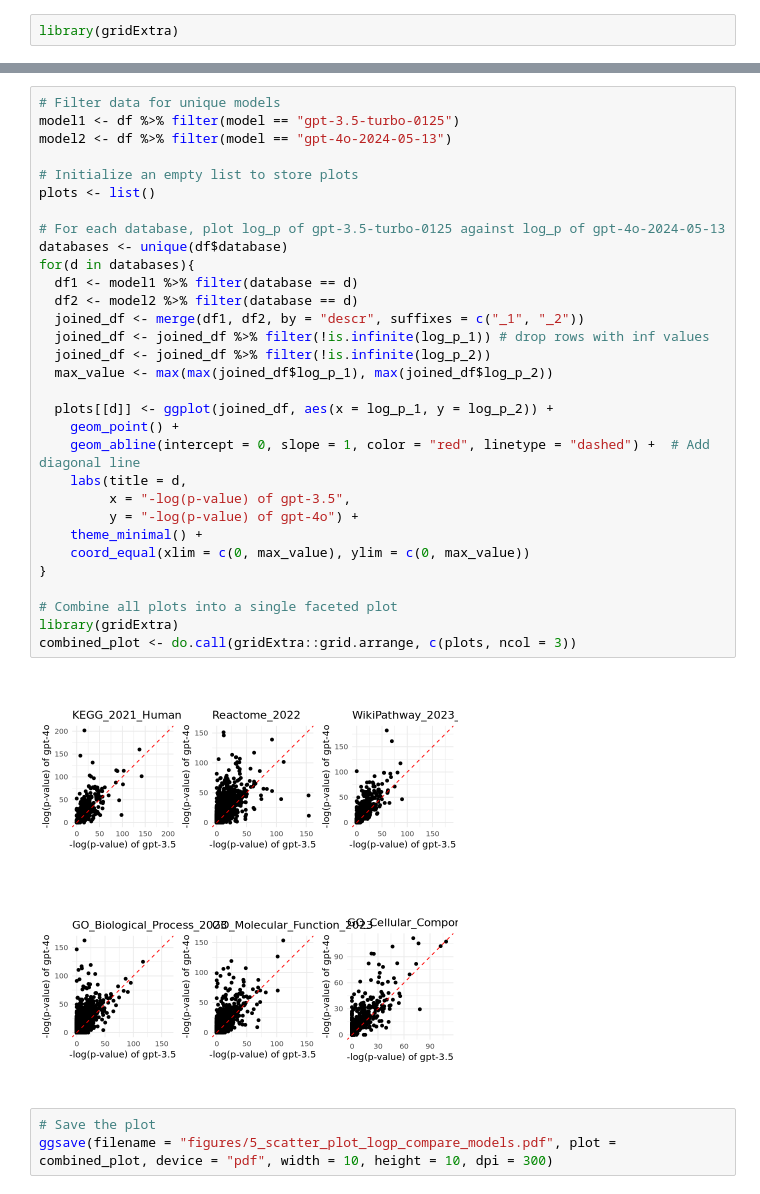
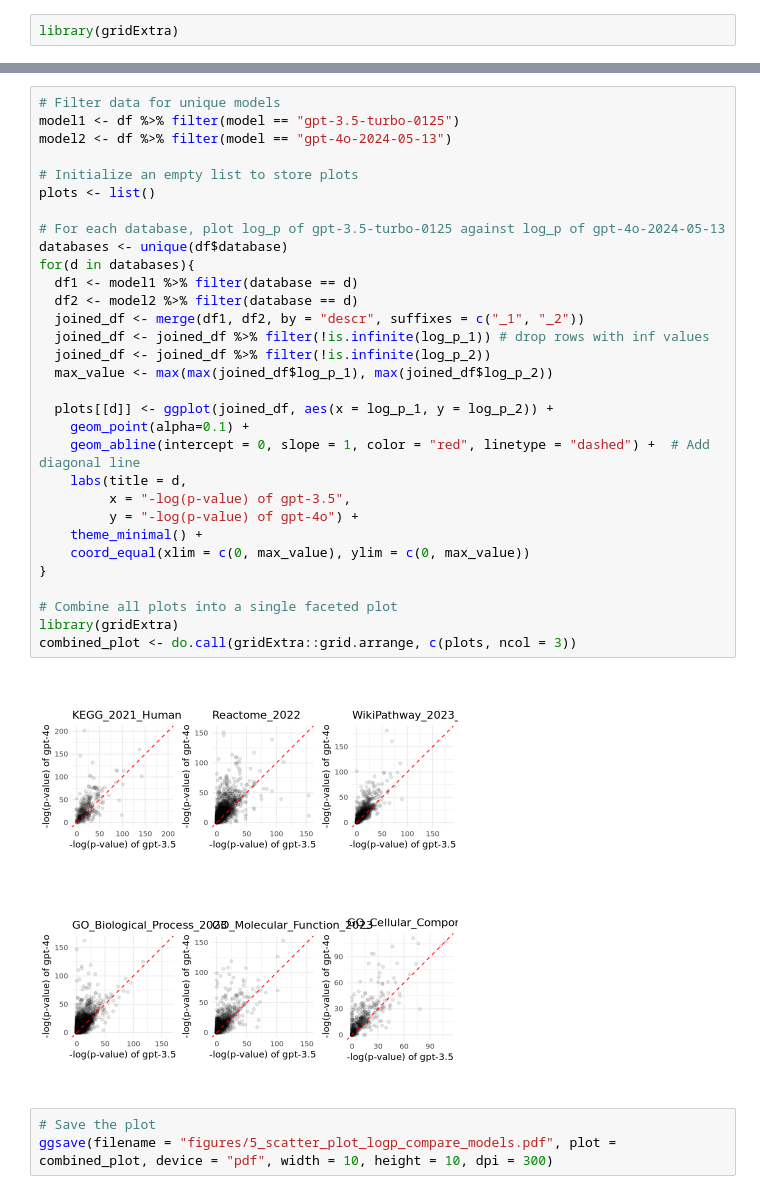
Before and after one commit to Alector-BIO/llm2geneset, a Jupyter notebook: notebooks/figures.ipynb, the cells around one changed output, grey strips where cells are left out. Saved outputs shown, nothing was run; the diff lists cells and outputs as text.

Commit message:
make the points transparent

```diff
--- a/notebooks/figures.ipynb
+++ b/notebooks/figures.ipynb
@@ -234,35 +234,35 @@ A tibble: 1 × 12
 # Filter data for unique models
 model1 <- df %>% filter(model == "gpt-3.5-turbo-0125")
 model2 <- df %>% filter(model == "gpt-4o-2024-05-13")
 
 # Initialize an empty list to store plots
 plots <- list()
 
 # For each database, plot log_p of gpt-3.5-turbo-0125 against log_p of gpt-4o-2024-05-13
 databases <- unique(df$database)
 for(d in databases){
   df1 <- model1 %>% filter(database == d)
   df2 <- model2 %>% filter(database == d)
   joined_df <- merge(df1, df2, by = "descr", suffixes = c("_1", "_2"))
   joined_df <- joined_df %>% filter(!is.infinite(log_p_1)) # drop rows with inf values
   joined_df <- joined_df %>% filter(!is.infinite(log_p_2))
   max_value <- max(max(joined_df$log_p_1), max(joined_df$log_p_2))
 
   plots[[d]] <- ggplot(joined_df, aes(x = log_p_1, y = log_p_2)) +
-    geom_point() +
+    geom_point(alpha=0.1) +
     geom_abline(intercept = 0, slope = 1, color = "red", linetype = "dashed") +  # Add diagonal line
     labs(title = d,
          x = "-log(p-value) of gpt-3.5",
          y = "-log(p-value) of gpt-4o") +
     theme_minimal() +
     coord_equal(xlim = c(0, max_value), ylim = c(0, max_value))
 }
 
 # Combine all plots into a single faceted plot
 library(gridExtra)
 combined_plot <- do.call(gridExtra::grid.arrange, c(plots, ncol = 3))
 # %% [output]
-[figure, old version]
+[figure, new version]
 # %%
 # Save the plot
 ggsave(filename = "figures/5_scatter_plot_logp_compare_models.pdf", plot = combined_plot, device = "pdf", width = 10, height = 10, dpi = 300)
```
Also changed, not shown: 1 other file.
